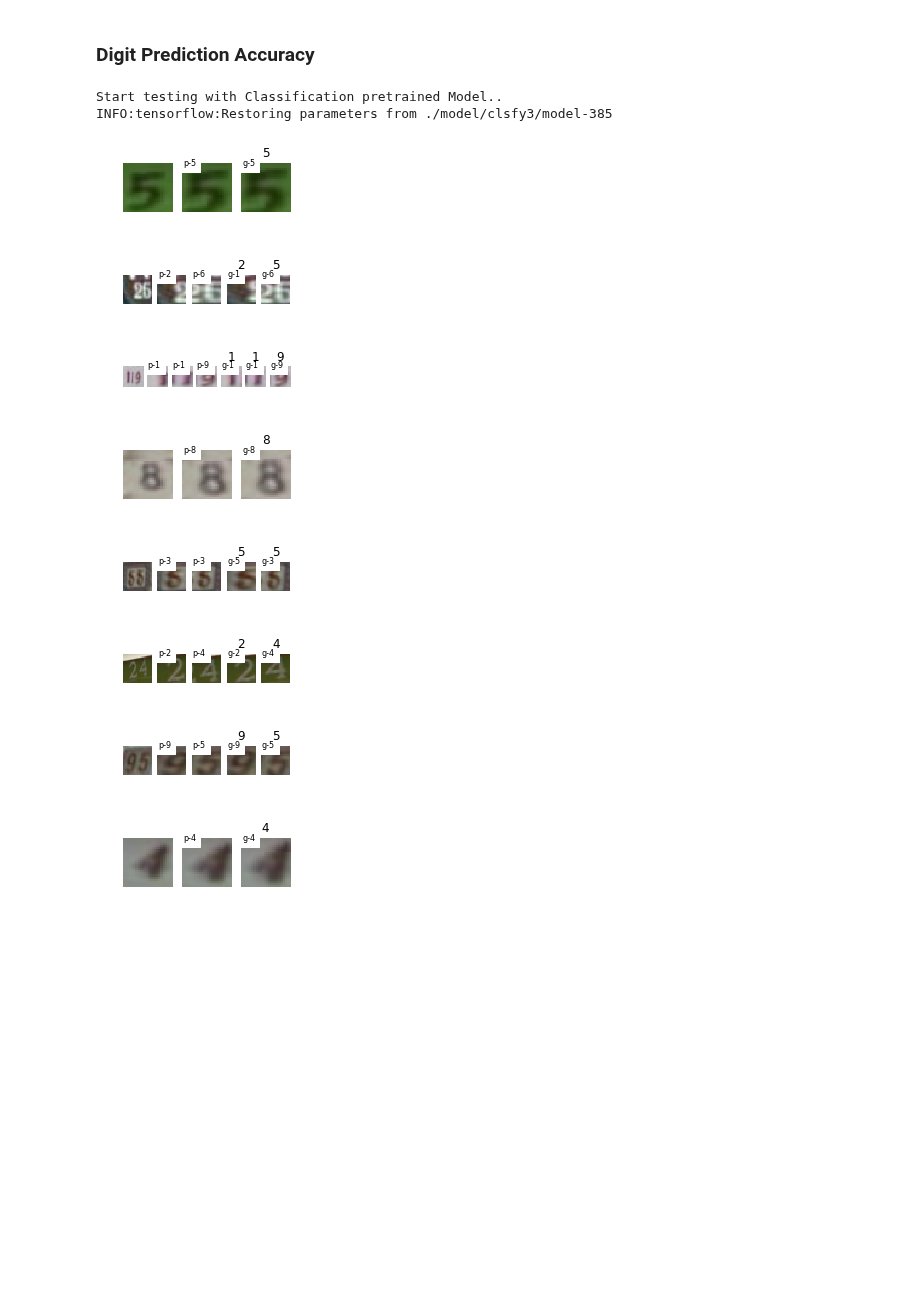
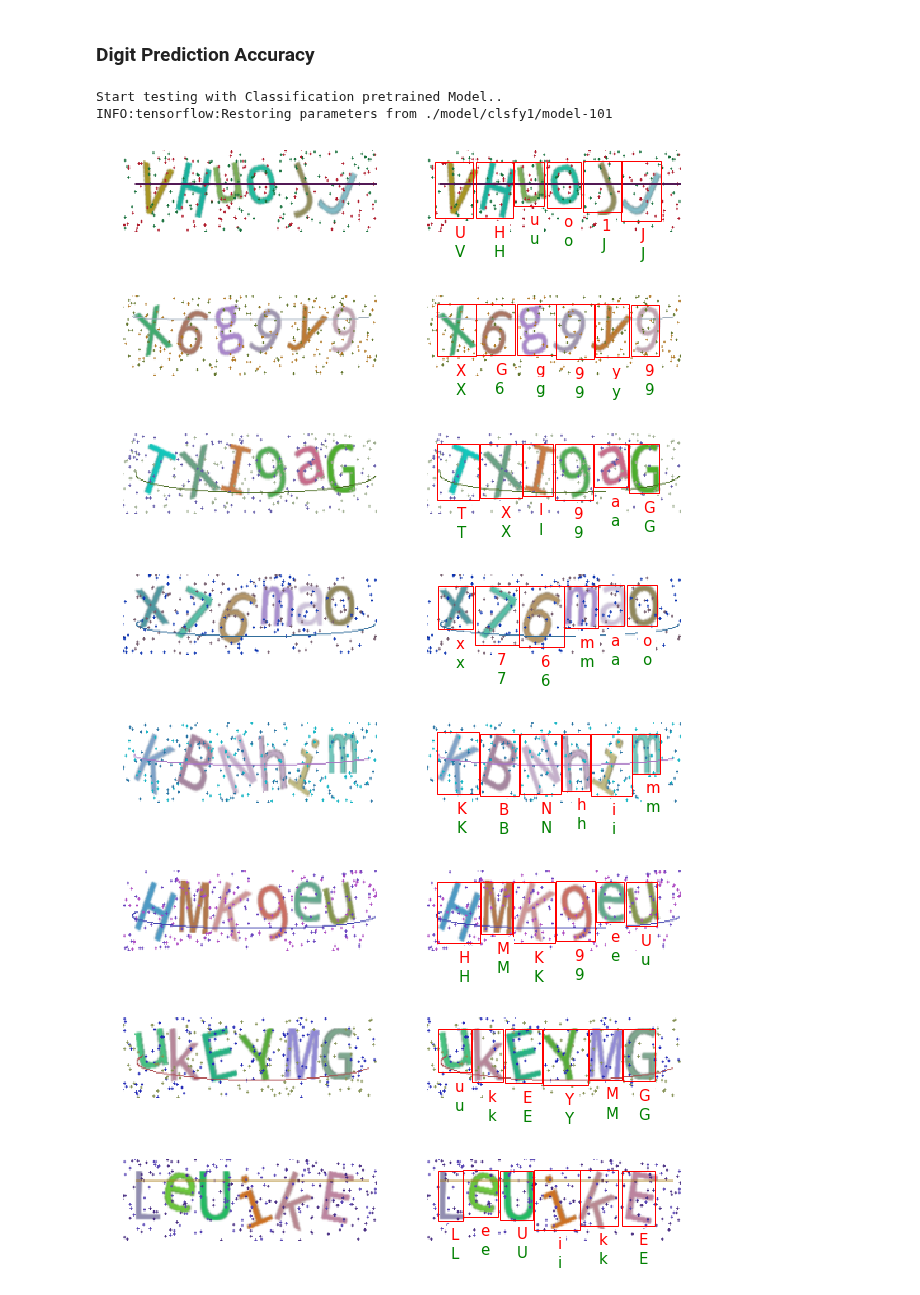
Before and after one commit to tonyjo/multi_digit_classification_attention, a Jupyter notebook: CAPTCHA/evaluate_and_viz.ipynb, the cells around one changed output. Drawn from its saved outputs; the diff is of its cells as text; code cells hidden in the pictures; blank space fills up the shorter version.

```diff
--- a/CAPTCHA/evaluate_and_viz.ipynb
+++ b/CAPTCHA/evaluate_and_viz.ipynb
@@ -390,11 +409,14 @@ with tf.Session(config=tf.ConfigProto(gpu_options=config)) as sess:
         # Get image
         test_image = vis_images[t][0]
         sample_cnt = 0
-        sample_seq = len(sample_ground_labels[t][0])
+        sample_seq = len(grnd_labels[t][0])
         sample_acc_grd = 0.0
         sample_acc_prd = 0.0
         # Loop through steps
-        for T in range(max_steps):
+        for T in range(1, max_steps-2):
+            # Label
+            sample_label = grnd_labels[t][0][T]
+
             # Predicted
             sample_left  = int(pred_bboxes[t][T][0][0])
             sample_top   = int(pred_bboxes[t][T][0][1])
@@ -409,12 +431,14 @@ with tf.Session(config=tf.ConfigProto(gpu_options=config)) as sess:
                 pred_extract_img = cv2.resize(pred_extract_img, (54, 54), interpolation = cv2.INTER_LINEAR)
                 pred_extract_img_norm = pred_extract_img/127.5 - 1.0
                 pred_extract_img_norm = np.expand_dims(pred_extract_img_norm, axis=0) # [1, H, W, C]
+
             #--------------------------------------------------
             # Ground
-            sample_left_grd  = grnd_bboxes[t][0][T][0]
-            sample_top_grd   = grnd_bboxes[t][0][T][1]
-            sample_width_grd = grnd_bboxes[t][0][T][2]
-            sample_heigt_grd = grnd_bboxes[t][0][T][3]
+            sample_left_grd  = int(grnd_bboxes[t][0][T][0])
+            sample_top_grd   = int(grnd_bboxes[t][0][T][1])
+            sample_width_grd = int(grnd_bboxes[t][0][T][2])
+            sample_heigt_grd = int(grnd_bboxes[t][0][T][3])
+
             vld_grd_bbox = bbox_threshold(left=sample_left_grd, top=sample_top_grd,\
                                       width=sample_width_grd, height=sample_heigt_grd)
 
@@ -428,7 +452,7 @@ with tf.Session(config=tf.ConfigProto(gpu_options=config)) as sess:
                               clfy_model.drop_prob: 1.0}
                 pred_exact = sess.run(predictions, feed_dict)
 
-                if pred_exact[0] == sample_ground_labels[t][0][sample_cnt] and sample_cnt < sample_seq:
+                if int(pred_exact[0]) == int(sample_label) and sample_cnt < sample_seq:
                     sample_acc_grd += 1.0
 
                 # Predictions
@@ -437,7 +461,7 @@ with tf.Session(config=tf.ConfigProto(gpu_options=config)) as sess:
                                  clfy_model.drop_prob: 1.0}
                     pred = sess.run(predictions, feed_dict)
 
-                    if pred[0] == sample_ground_labels[t][0][sample_cnt] and sample_cnt < sample_seq:
+                    if int(pred[0]) == int(sample_label) and sample_cnt < sample_seq:
                         sample_acc_prd += 1.0
 
                 # Update
@@ -498,6 +508,7 @@ with tf.Session(config=tf.ConfigProto(gpu_options=config)) as sess:
         # Valid predictions
         valid_pred     = []
         valid_pred_bbx = []
+        predt_pred     = []
         grund_pred     = []
         grund_pred_bbx = []
         num_valid_pred = 0
@@ -523,6 +534,7 @@ with tf.Session(config=tf.ConfigProto(gpu_options=config)) as sess:
                 feed_dict = {clfy_model.images: extract_img_norm,
                              clfy_model.drop_prob: 1.0}
                 pred = sess.run(predictions, feed_dict)
+                predt_pred.append(pred)
                 valid_pred_bbx.append([sample_left, sample_top, sample_width, sample_heigt])
                 valid_pred.append(pred)
                 num_valid_pred += 1
@@ -544,50 +556,49 @@ with tf.Session(config=tf.ConfigProto(gpu_options=config)) as sess:
                 # Predictions
                 feed_dict  = {clfy_model.images: exact_img_norm,
                               clfy_model.drop_prob: 1.0}
                 pred_exact = sess.run(predictions, feed_dict)
                 grund_pred.append(pred_exact)
                 grund_pred_bbx.append([sample_left_grd, sample_top_grd, sample_width_grd, sample_heigt_grd])
                 num_valid_grnd_pred += 1
 
         if viz:
             # Plot original image
             fig,ax = plt.subplots(1, 2)
             ax[0].imshow(vis_images[t][0])
             ax[0].axis('off')
             ax[1].imshow(vis_images[t][0])
             for T in range(len(valid_pred_bbx)):
-                # ax[1].imshow(upscaled_attn_images[count][T], alpha=0.5)
-
                 # Ground
                 # sample_left  = grund_pred_bbx[T]
                 # sample_top   = grund_pred_bbx[T]
                 # sample_width = grund_pred_bbx[T]
                 # sample_heigt = grund_pred_bbx[T]
+                # rect2 = patches.Rectangle((sample_left_grd, sample_top_grd), sample_width_grd, sample_heigt_grd,linewidth=1,edgecolor='g',facecolor='none')
+                # ax[1].add_patch(rect2)
 
-                sample_left_grd  = valid_pred_bbx[T][0]
-                sample_top_grd   = valid_pred_bbx[T][1]
-                sample_width_grd = valid_pred_bbx[T][2]
-                sample_heigt_grd = valid_pred_bbx[T][3]
+                sample_left  = valid_pred_bbx[T][0]
+                sample_top   = valid_pred_bbx[T][1]
+                sample_width = valid_pred_bbx[T][2]
+                sample_heigt = valid_pred_bbx[T][3]
 
                 rect1 = patches.Rectangle((sample_left, sample_top), sample_width, sample_heigt,linewidth=1,edgecolor='r',facecolor='none')
-                # rect2 = patches.Rectangle((sample_left_grd, sample_top_grd), sample_width_grd, sample_heigt_grd,linewidth=1,edgecolor='g',facecolor='none')
 
-                text_x = int((sample_left_grd + sample_width_grd)/ 2) - 5
-                text_y = int(sample_top_grd + sample_heigt_grd + 5)
-                ax[1].text(text_x, text_y, 'T = ' + str(T), color='black', backgroundcolor='white', fontsize=7)
+                text_x = int((sample_left + (sample_left + sample_width)) / 2)
+                text_y = int(sample_top + sample_heigt + 15)
+                ax[1].text(text_x, text_y,    str(convert_from_category_label(prediction=predt_pred[T][0])), color='red', backgroundcolor='white', fontsize=15)
+                ax[1].text(text_x, text_y+15, str(convert_from_category_label(prediction=grund_pred[T][0])), color='green', backgroundcolor='white', fontsize=15)
                 ax[1].add_patch(rect1)
-                # ax[1].add_patch(rect2)
                 ax[1].axis('off')
 
             plt.show()
 # %% [output]
 Start testing with Classification pretrained Model..
-INFO:tensorflow:Restoring parameters from ./model/clsfy3/model-385
+INFO:tensorflow:Restoring parameters from ./model/clsfy1/model-101
-[figure, old version]
+[figure, new version]
-[figure, old version]
+[figure, new version]
-[figure, old version]
+[figure, new version]
-[figure, old version]
+[figure, new version]
-[figure, old version]
+[figure, new version]
-[figure, old version]
+[figure, new version]
-[figure, old version]
+[figure, new version]
-[figure, old version]
+[figure, new version]
```
Also changed, not shown: parts of 38 cells of this notebook, 3 other files.
